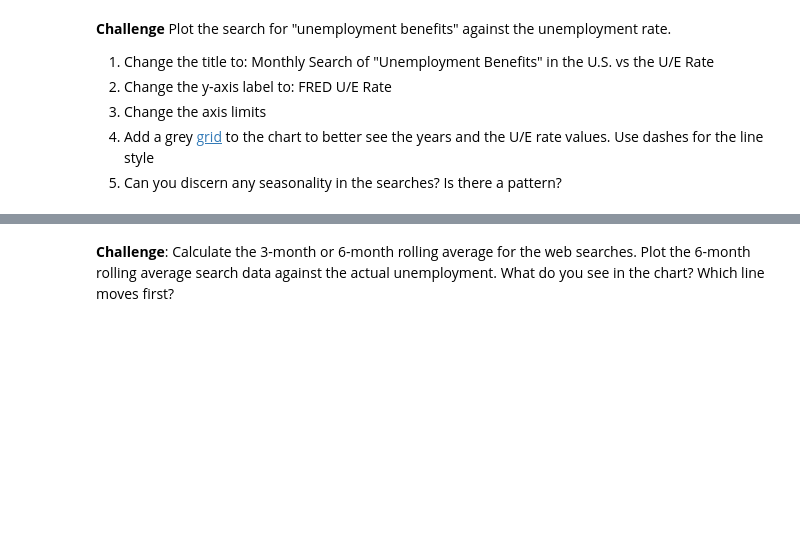
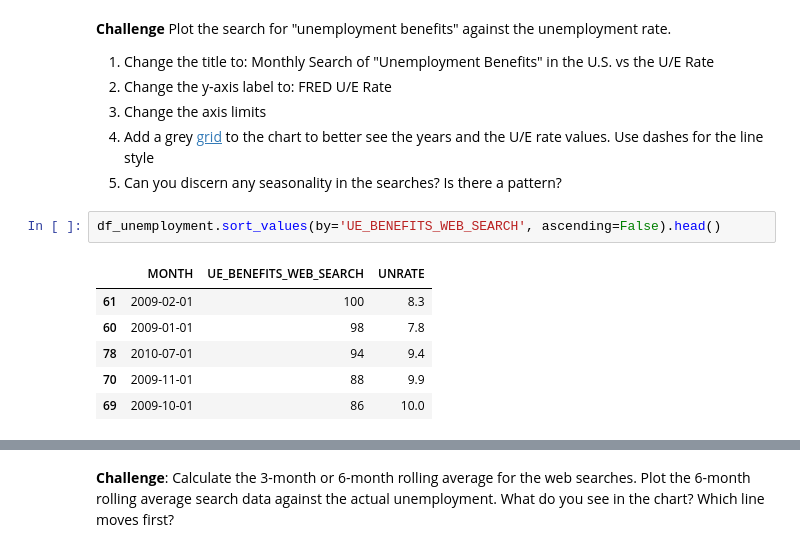
Before and after one commit to marcinszlaz/__100_Days_of_Code_Python_Bootcamp__, a Jupyter notebook: Day_75/Google Trends and Data Visualisation (start).ipynb, the cells around one changed output, grey strips where cells are left out. Drawn from its saved outputs; the diff is of its cells as text; blank space fills up the shorter version.

```diff
--- a/Day_75/Google Trends and Data Visualisation (start).ipynb
+++ b/Day_75/Google Trends and Data Visualisation (start).ipynb
@@ -359,3 +359,12 @@ Index(['MONTH', 'BTC_NEWS_SEARCH'], dtype='str')
 3. Change the axis limits <br>
 4. Add a grey [grid](https://matplotlib.org/3.2.1/api/_as_gen/matplotlib.pyplot.grid.html) to the chart to better see the years and the U/E rate values. Use dashes for the line style<br>
 5. Can you discern any seasonality in the searches? Is there a pattern?
+# %%
+df_unemployment.sort_values(by='UE_BENEFITS_WEB_SEARCH', ascending=False).head()
+# %% [output]
+|  | MONTH | UE_BENEFITS_WEB_SEARCH | UNRATE |
+| 61 | 2009-02-01 | 100 | 8.3 |
+| 60 | 2009-01-01 | 98 | 7.8 |
+| 78 | 2010-07-01 | 94 | 9.4 |
+| 70 | 2009-11-01 | 88 | 9.9 |
+| 69 | 2009-10-01 | 86 | 10.0 |
```
Also changed, not shown: parts of 2 cells of this notebook, 1 other file.
